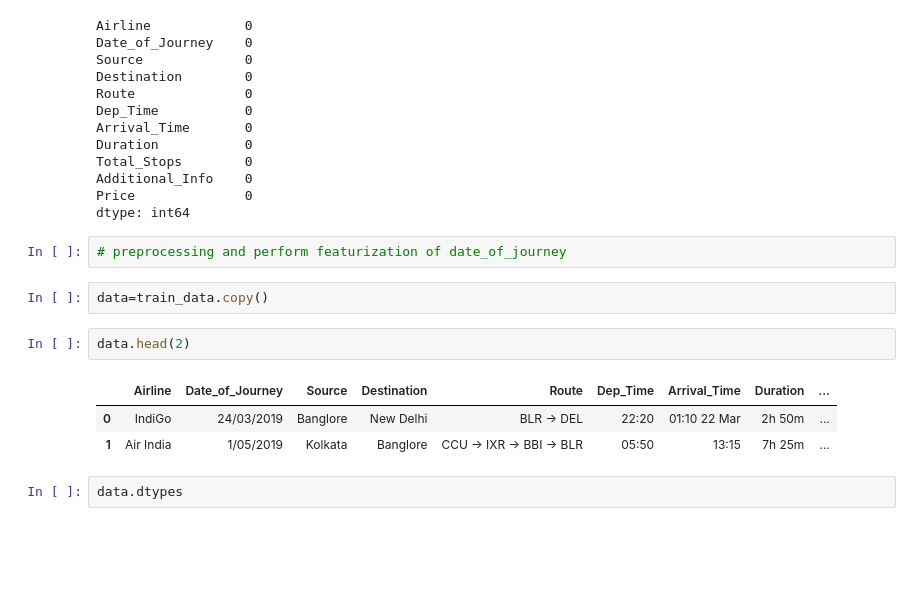
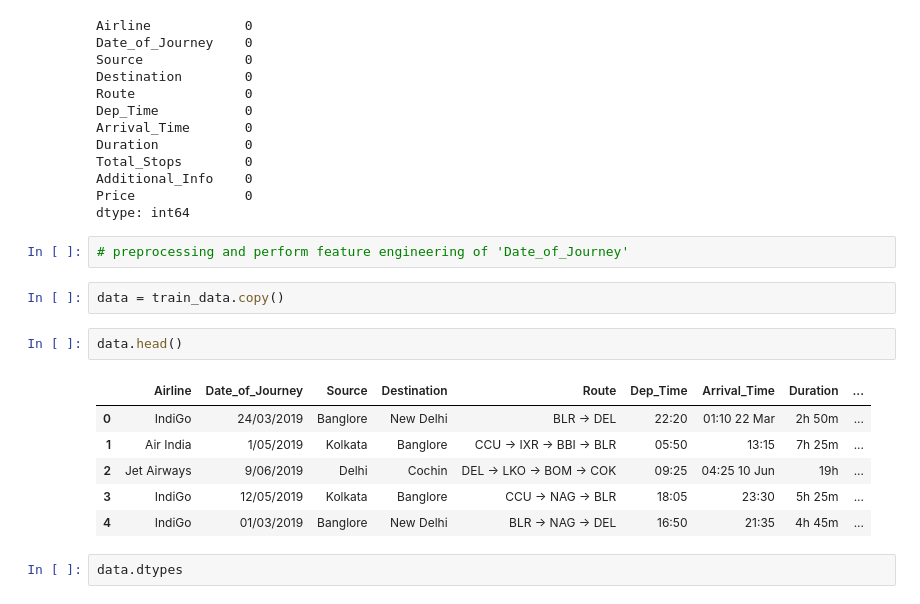
Before and after one commit to tengkumuazabs/my-portfolio, a Jupyter notebook: python-projects/machine-learning/airline-tickets/airline-tickets.ipynb, the cells around one changed output. Saved outputs shown, nothing was run; the diff lists cells and outputs as text; blank space fills up the shorter version.

```diff
--- a/python-projects/machine-learning/airline-tickets/airline-tickets.ipynb
+++ b/python-projects/machine-learning/airline-tickets/airline-tickets.ipynb
@@ -92,15 +84,18 @@ Additional_Info    0
 Price              0
 dtype: int64
 # %%
-# preprocessing and perform featurization of date_of_journey
+# preprocessing and perform feature engineering of 'Date_of_Journey'
 # %%
-data=train_data.copy()
+data = train_data.copy()
 # %%
-data.head(2)
+data.head()
 # %% [output]
 |  | Airline | Date_of_Journey | Source | Destination | Route | Dep_Time | Arrival_Time | Duration | ... |
 | 0 | IndiGo | 24/03/2019 | Banglore | New Delhi | BLR → DEL | 22:20 | 01:10 22 Mar | 2h 50m | ... |
 | 1 | Air India | 1/05/2019 | Kolkata | Banglore | CCU → IXR → BBI → BLR | 05:50 | 13:15 | 7h 25m | ... |
+| 2 | Jet Airways | 9/06/2019 | Delhi | Cochin | DEL → LKO → BOM → COK | 09:25 | 04:25 10 Jun | 19h | ... |
+| 3 | IndiGo | 12/05/2019 | Kolkata | Banglore | CCU → NAG → BLR | 18:05 | 23:30 | 5h 25m | ... |
+| 4 | IndiGo | 01/03/2019 | Banglore | New Delhi | BLR → NAG → DEL | 16:50 | 21:35 | 4h 45m | ... |
 # %%
 data.dtypes
 # %% [output]
```
Also changed, not shown: parts of 129 cells of this notebook, 1 other file.
